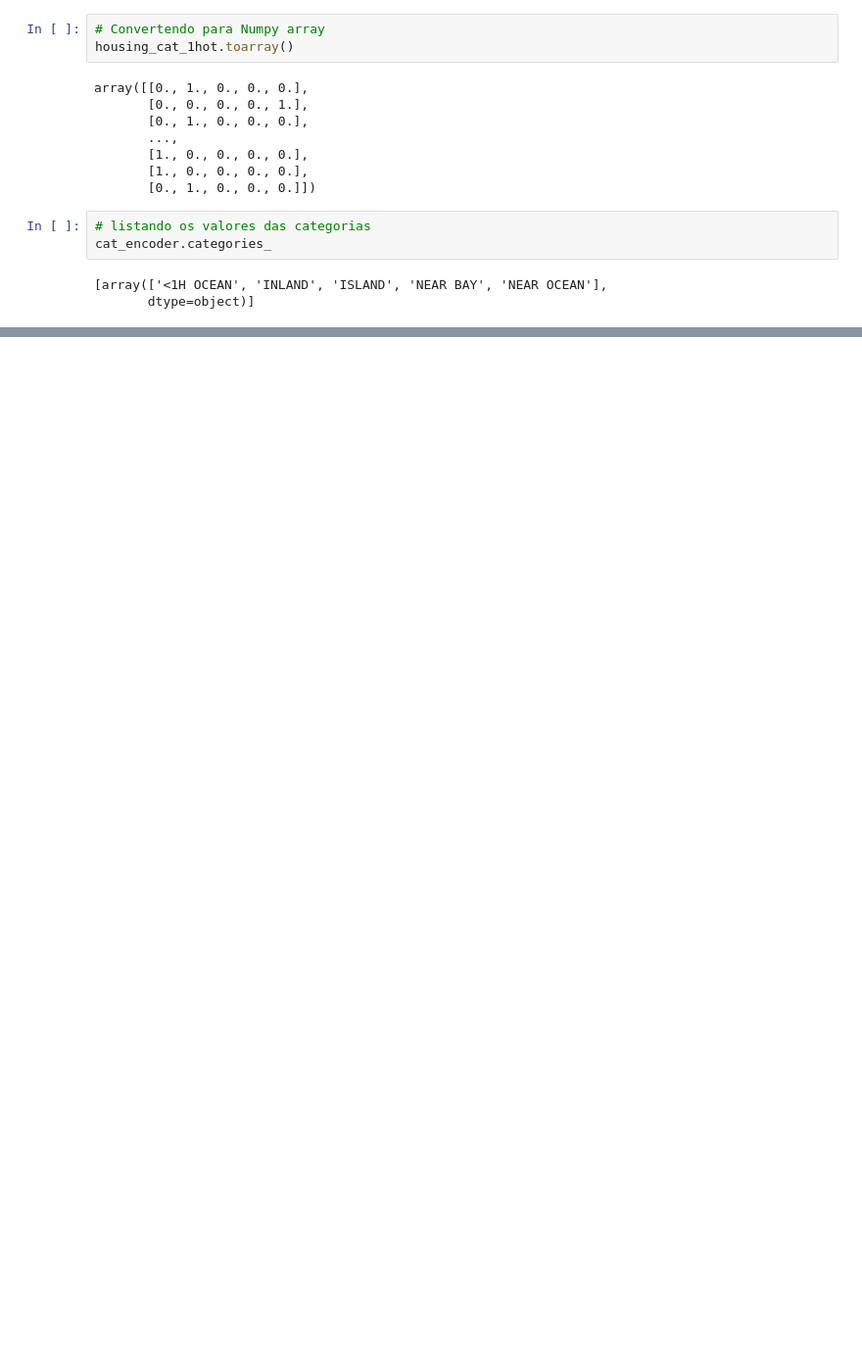
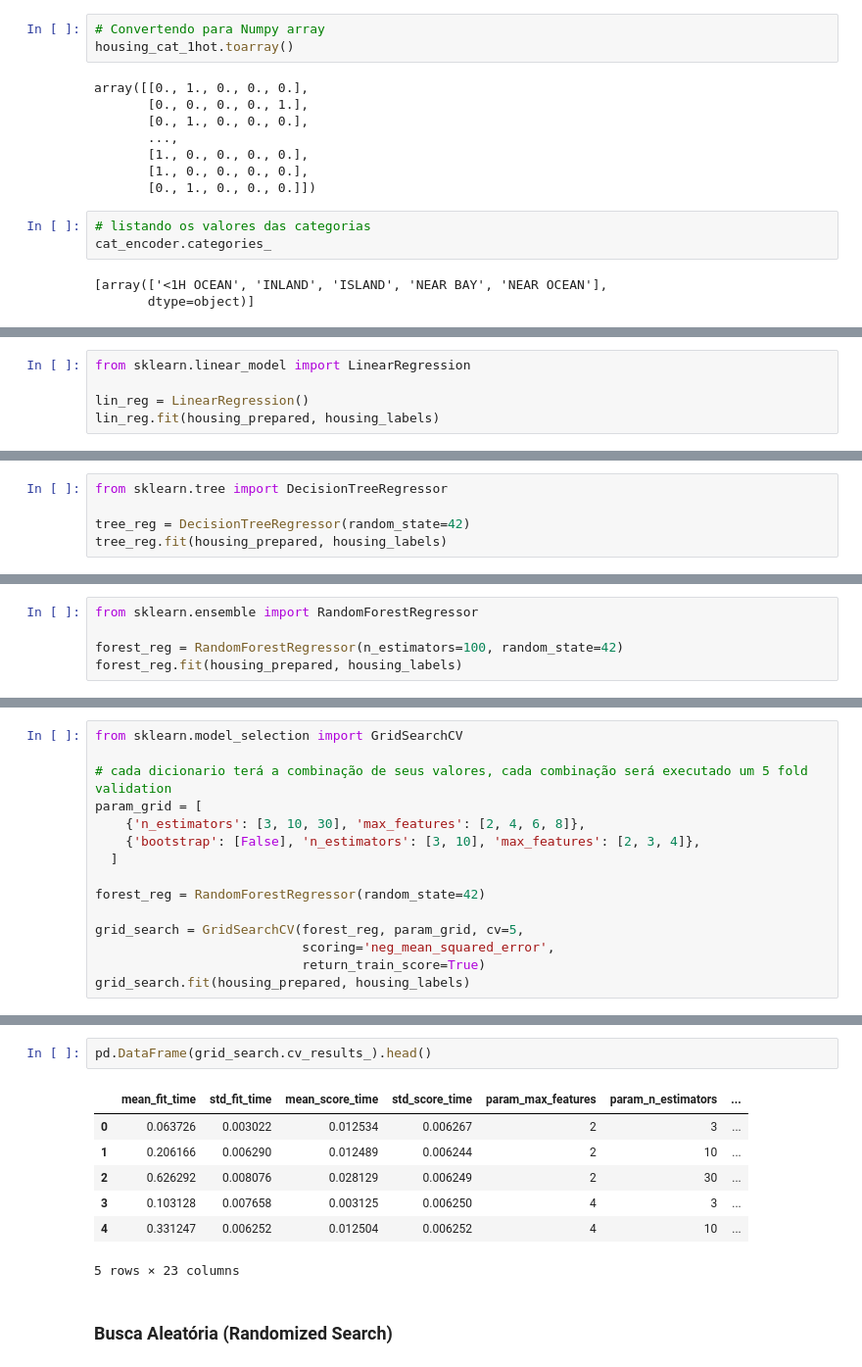
Before and after one commit to ordepzero/estatistica_pratica, a Jupyter notebook: machine_learning/Secao1_Projetos_Machine_Learning.ipynb, the cells around one changed output, grey strips where cells are left out. Shown at 98% size. Saved outputs shown, nothing was run; the diff lists cells and outputs as text; blank space fills up the shorter version.

```diff
--- a/machine_learning/Secao1_Projetos_Machine_Learning.ipynb
+++ b/machine_learning/Secao1_Projetos_Machine_Learning.ipynb
@@ -523,0 +641,5 @@ cat_encoder.categories_
+# %%
+from sklearn.linear_model import LinearRegression
+
+lin_reg = LinearRegression()
+lin_reg.fit(housing_prepared, housing_labels)
@@ -523,0 +696,5 @@ cat_encoder.categories_
+# %%
+from sklearn.tree import DecisionTreeRegressor
+
+tree_reg = DecisionTreeRegressor(random_state=42)
+tree_reg.fit(housing_prepared, housing_labels)
@@ -523,0 +773,5 @@ cat_encoder.categories_
+# %%
+from sklearn.ensemble import RandomForestRegressor
+
+forest_reg = RandomForestRegressor(n_estimators=100, random_state=42)
+forest_reg.fit(housing_prepared, housing_labels)
@@ -523,0 +836,15 @@ cat_encoder.categories_
+# %%
+from sklearn.model_selection import GridSearchCV
+
+# cada dicionario terá a combinação de seus valores, cada combinação será executado um 5 fold validation
+param_grid = [
+    {'n_estimators': [3, 10, 30], 'max_features': [2, 4, 6, 8]},
+    {'bootstrap': [False], 'n_estimators': [3, 10], 'max_features': [2, 3, 4]},
+  ]
+
+forest_reg = RandomForestRegressor(random_state=42)
+
+grid_search = GridSearchCV(forest_reg, param_grid, cv=5,
+                           scoring='neg_mean_squared_error',
+                           return_train_score=True)
+grid_search.fit(housing_prepared, housing_labels)
@@ -523,0 +906,12 @@ cat_encoder.categories_
+# %%
+pd.DataFrame(grid_search.cv_results_).head()
+# %% [output]
+|  | mean_fit_time | std_fit_time | mean_score_time | std_score_time | param_max_features | param_n_estimators | ... |
+| 0 | 0.063726 | 0.003022 | 0.012534 | 0.006267 | 2 | 3 | ... |
+| 1 | 0.206166 | 0.006290 | 0.012489 | 0.006244 | 2 | 10 | ... |
+| 2 | 0.626292 | 0.008076 | 0.028129 | 0.006249 | 2 | 30 | ... |
+| 3 | 0.103128 | 0.007658 | 0.003125 | 0.006250 | 4 | 3 | ... |
+| 4 | 0.331247 | 0.006252 | 0.012504 | 0.006252 | 4 | 10 | ... |
+5 rows × 23 columns
+# %% [markdown]
+### Busca Aleatória (Randomized Search)
```
Also changed, not shown: parts of 88 cells of this notebook, 2 other files.
